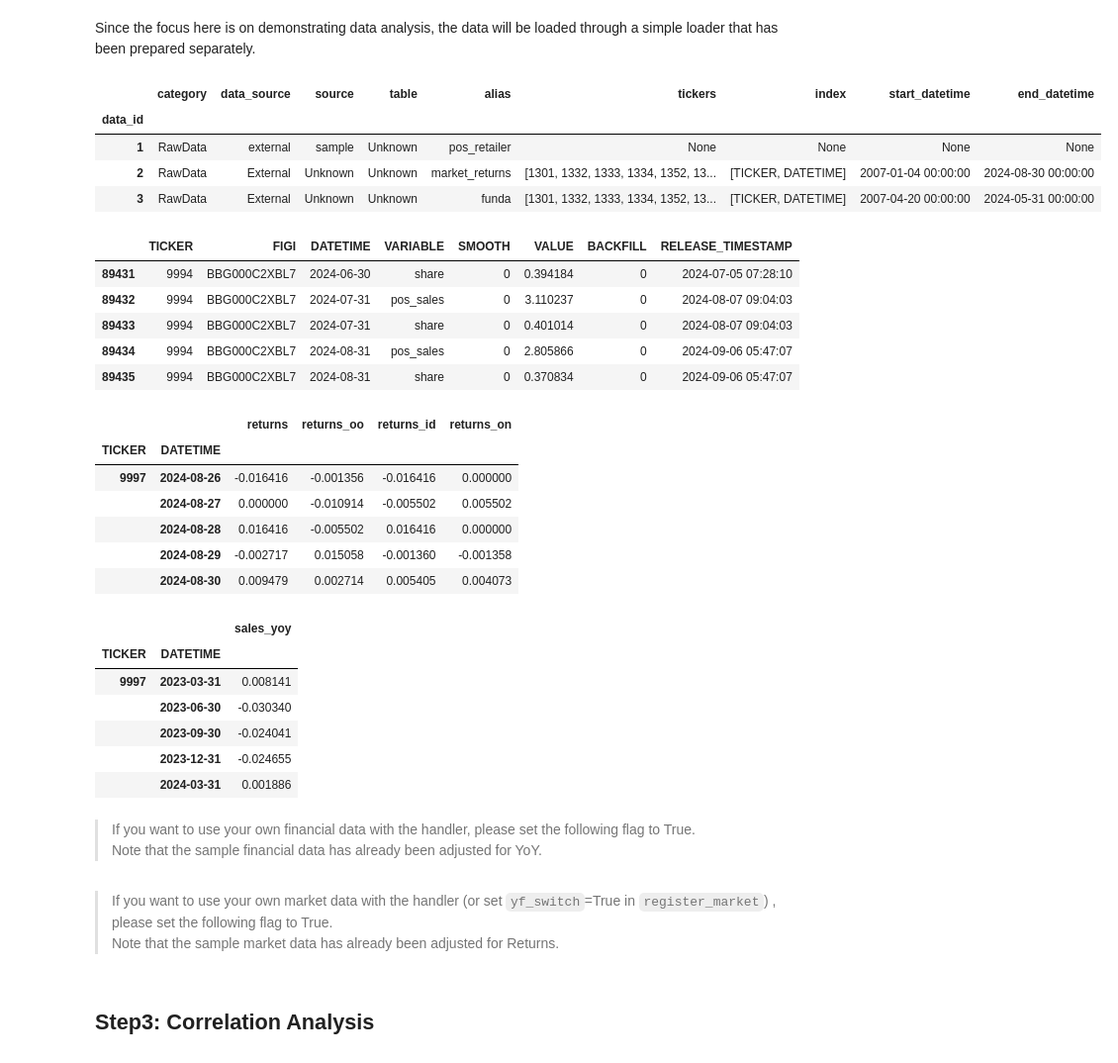
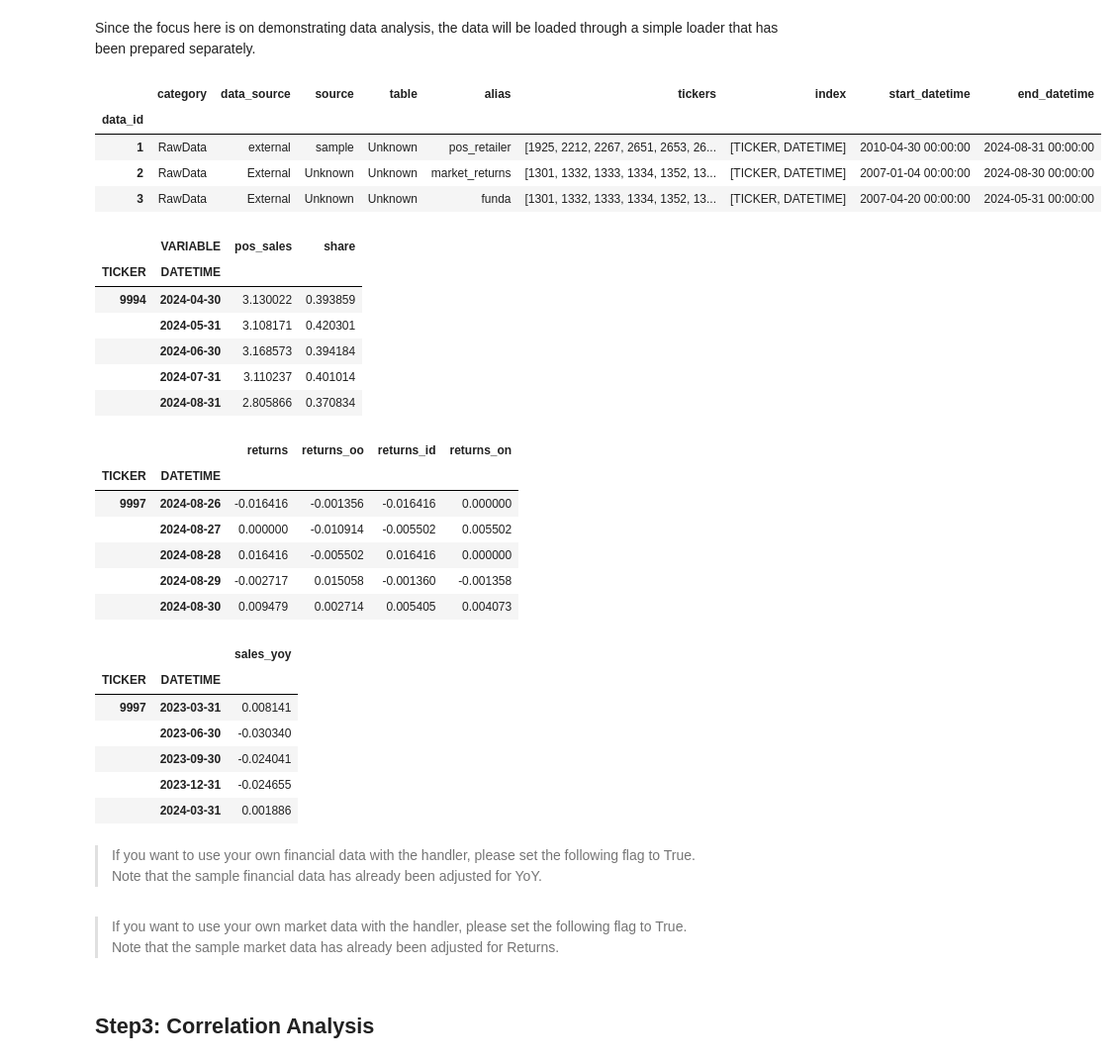
Before and after one commit to aiqindex/sample_notebooks, a Jupyter notebook: analyze/single/aiq_pos_retailer.ipynb, the cells around one changed output. Shown at 99% size. Drawn from its saved outputs; the diff is of its cells as text; code cells hidden in the pictures.

```diff
--- a/analyze/single/aiq_pos_retailer.ipynb
+++ b/analyze/single/aiq_pos_retailer.ipynb
@@ -42,14 +76,14 @@ Since the focus here is on demonstrating data analysis, the data will be loaded
 # %%
 sdh.extract.clear()
 
 data_id_alt = sc_retailer.register_retailer_data(sdh, data_dir=DEFAULT_DIR)
-data_id_mkt = sc_common.register_market(sdh, yf_switch=False, base_data_id=data_id_alt)
+data_id_mkt = sc_common.register_market(sdh, base_data_id=data_id_alt)
 data_id_funda = sc_common.register_fundamental(sdh)
 display(sdh.extract_definition)
 # %% [output]
 |  | category | data_source | source | table | alias | tickers | index | start_datetime | end_datetime |
 | data_id |  |  |  |  |  |  |  |  |  |
-| 1 | RawData | external | sample | Unknown | pos_retailer | None | None | None | None |
+| 1 | RawData | external | sample | Unknown | pos_retailer | [1925, 2212, 2267, 2651, 2653, 26... | [TICKER, DATETIME] | 2010-04-30 00:00:00 | 2024-08-31 00:00:00 |
 | 2 | RawData | External | Unknown | Unknown | market_returns | [1301, 1332, 1333, 1334, 1352, 13... | [TICKER, DATETIME] | 2007-01-04 00:00:00 | 2024-08-30 00:00:00 |
 | 3 | RawData | External | Unknown | Unknown | funda | [1301, 1332, 1333, 1334, 1352, 13... | [TICKER, DATETIME] | 2007-04-20 00:00:00 | 2024-05-31 00:00:00 |
 # %%
@@ -60,12 +94,13 @@ display(sdh.get_raw_data(data_id_alt).tail())
 display(sdh.get_raw_data(data_id_mkt).tail())
 display(sdh.get_raw_data(data_id_funda).tail())
 # %% [output]
-|  | TICKER | FIGI | DATETIME | VARIABLE | SMOOTH | VALUE | BACKFILL | RELEASE_TIMESTAMP |
-| 89431 | 9994 | BBG000C2XBL7 | 2024-06-30 | share | 0 | 0.394184 | 0 | 2024-07-05 07:28:10 |
-| 89432 | 9994 | BBG000C2XBL7 | 2024-07-31 | pos_sales | 0 | 3.110237 | 0 | 2024-08-07 09:04:03 |
-| 89433 | 9994 | BBG000C2XBL7 | 2024-07-31 | share | 0 | 0.401014 | 0 | 2024-08-07 09:04:03 |
-| 89434 | 9994 | BBG000C2XBL7 | 2024-08-31 | pos_sales | 0 | 2.805866 | 0 | 2024-09-06 05:47:07 |
-| 89435 | 9994 | BBG000C2XBL7 | 2024-08-31 | share | 0 | 0.370834 | 0 | 2024-09-06 05:47:07 |
+|  | VARIABLE | pos_sales | share |
+| TICKER | DATETIME |  |  |
+| 9994 | 2024-04-30 | 3.130022 | 0.393859 |
+|  | 2024-05-31 | 3.108171 | 0.420301 |
+|  | 2024-06-30 | 3.168573 | 0.394184 |
+|  | 2024-07-31 | 3.110237 | 0.401014 |
+|  | 2024-08-31 | 2.805866 | 0.370834 |
 |  |  | returns | returns_oo | returns_id | returns_on |
 | TICKER | DATETIME |  |  |  |  |
 | 9997 | 2024-08-26 | -0.016416 | -0.001356 | -0.016416 | 0.000000 |
@@ -85,7 +120,7 @@ display(sdh.get_raw_data(data_id_funda).tail())
 # %%
 USE_MY_FUNDA = False
 # %% [markdown]
-> If you want to use your own market data with the handler (or set `yf_switch`=True in `register_market`) , please set the following flag to True. <br> Note that the sample market data has already been adjusted for Returns.
+> If you want to use your own market data with the handler, please set the following flag to True. <br> Note that the sample market data has already been adjusted for Returns.
 # %%
 USE_MY_MKT = False
 # %% [markdown]
```
Also changed, not shown: parts of 8 cells of this notebook, 3 other files.
